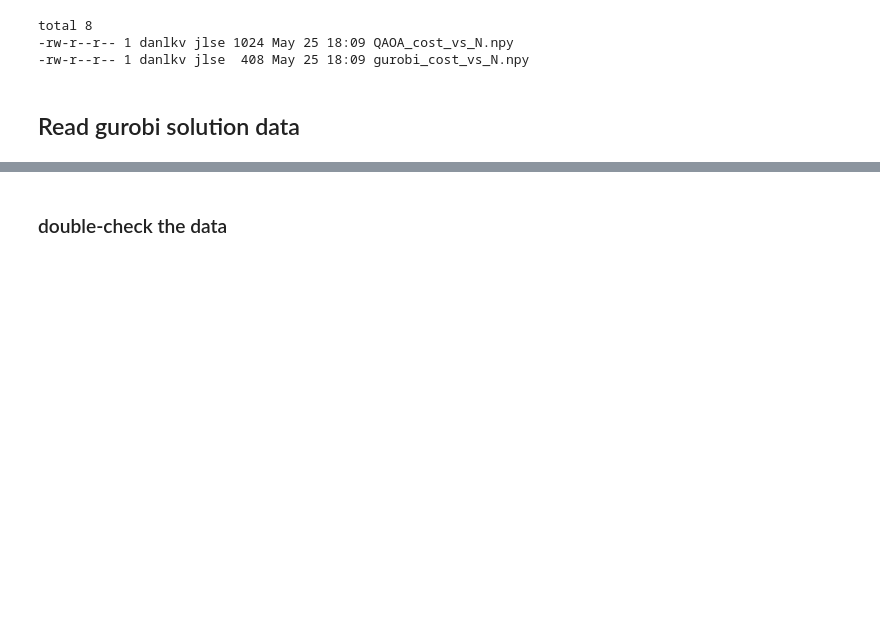
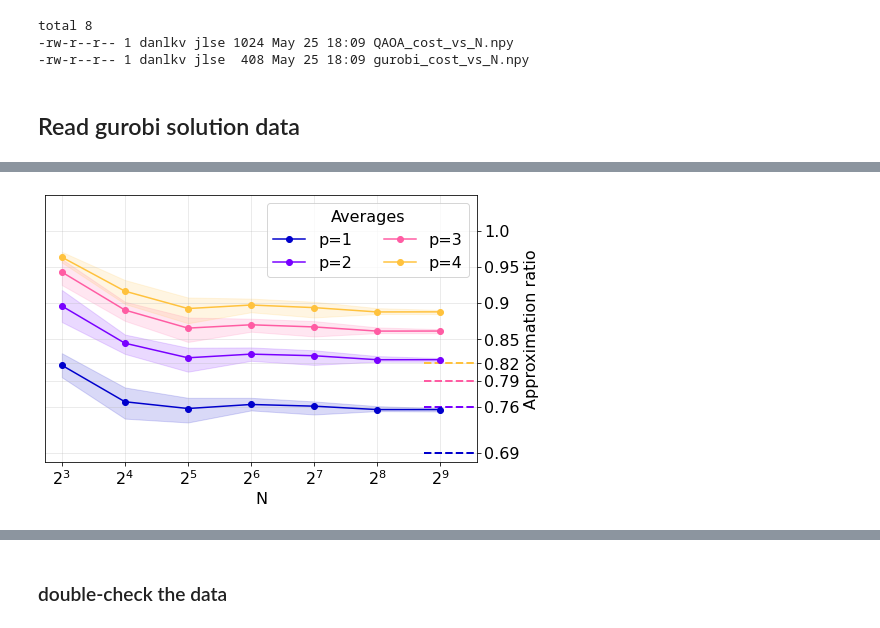
Before and after one commit to danlkv/fixed-angle-QAOA, a Jupyter notebook: plots/Heuristic plot AR vs N.ipynb, the cells around one changed output, grey strips where cells are left out. Cells and saved outputs as stored; diff of their text form; code cells hidden in the pictures; blank space fills up the shorter version.

```diff
--- a/plots/Heuristic plot AR vs N.ipynb
+++ b/plots/Heuristic plot AR vs N.ipynb
@@ -34,0 +110,47 @@ json.dump(qtensor.tools.BETHE_QAOA_VALUES, open('../data/angles.json', 'w+'))
+# %%
+def plot_ar_p(x, data, c_prim, c_sec,
+              alpha=0.15, axsize=(6, 6/1.618),
+              guarantees=True
+             ):
+    margin = (0.2, 0.2)
+    fig = plt.figure(figsize=(axsize[0]+1.5, axsize[1]+.8))
+    add_sized_axis(fig, axsize, right=True)
+    #plt.subplots_adjust(left=0.15,right=0.85)
+    colors_p = iter(get_colors(num=len(data), offset=0.2))
+    for i, data_p in enumerate(data):
+        p = i+1
+        plot_with_range(x, data_p,
+                        color=next(colors_p),
+                        label=f'p={p}'
+                       )
+
+    ax = plt.gca()
+    plt.xlabel('N')
+    plt.ylabel('Approximation ratio')
+    plt.legend(title='Averages', loc='upper right', ncol=2)
+
+    plt.grid(alpha=0.3)
+    ax.yaxis.set_label_position("right")
+    ax.yaxis.tick_right()
+    plt.ylim(0.68, 1.05)
+
+    if guarantees:
+        colors_p = iter(get_colors(num=len(data), offset=0.2))
+        guarantees = [qtensor.tools.BETHE_QAOA_VALUES[str(p)]['val'] for p in range(1, 5)]
+        rightpos = max(x)*1.5
+        for g_p in guarantees:
+            plt.hlines(g_p, max(x)/1.2, rightpos,
+                       color=next(colors_p),
+                       linestyle='--', linewidth=2)
+        plt.xlim(min(x)/1.2, rightpos)
+        guarantee_ticks = [np.round(x, 3) for x in guarantees]
+        ticks = guarantees + [0.85, 0.90, 0.95, 1.00]
+        plt.yticks(ticks=ticks, labels=[np.round(x, 2) for x in ticks])
+
+    return fig
+# %%
+plot_ar_p(SIZES, qaoa_sol/gurobi_sol[:,:4], c_prim, c_sec)
+plt.xscale('log', base=2)
+plt.savefig('./pdf/ar_vs_N.pdf')
+# %% [output]
+[figure, added]
```
Also changed, not shown: parts of 15 cells of this notebook, 4 other files.
